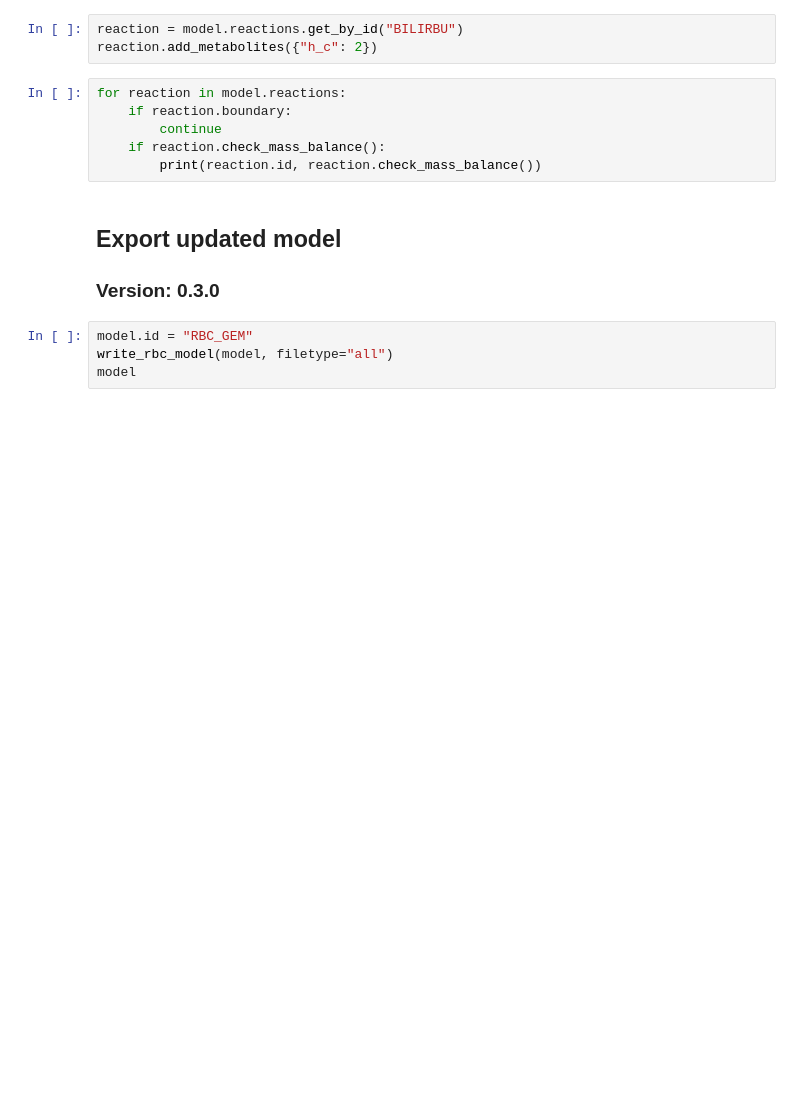
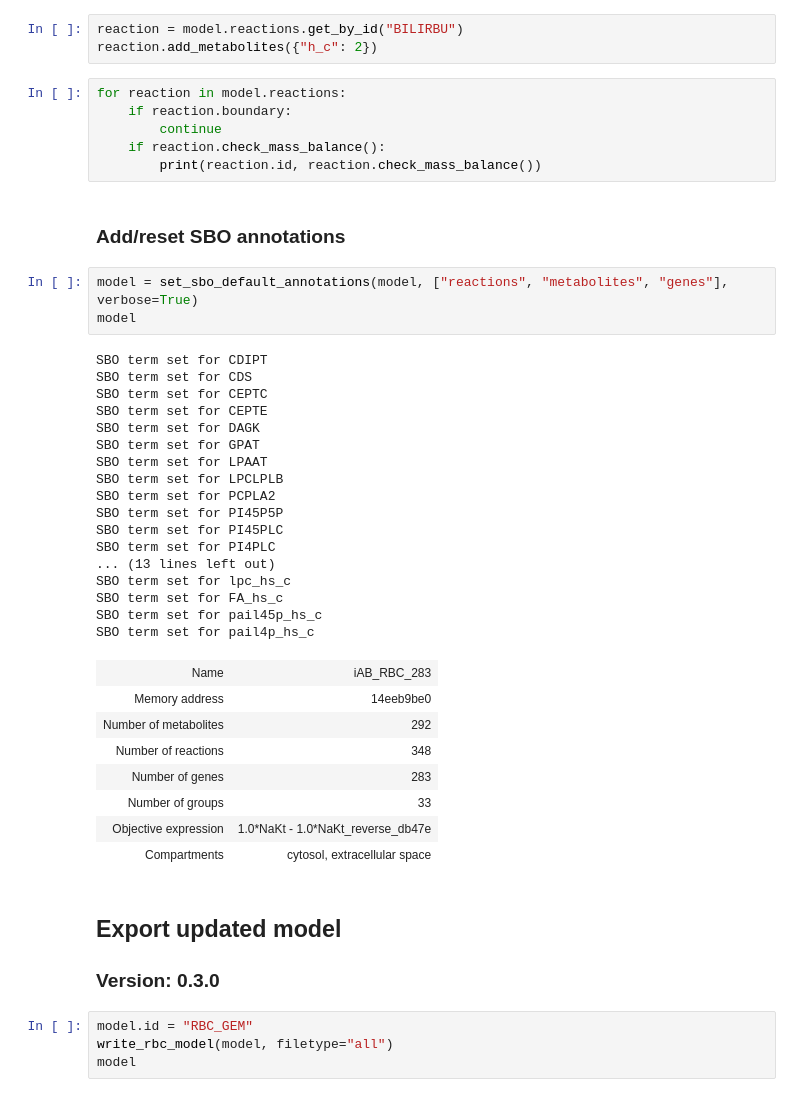
Before and after one commit to z-haiman/RBC-GEM, a Jupyter notebook: .deprecated/code/curation/RBC-GEM_v0.2.0_v0.3.0.ipynb, the cells around one changed output. Saved outputs shown, nothing was run; the diff lists cells and outputs as text; blank space fills up the shorter version.

```diff
--- a/code/notebooks/curation/RBC-GEM_v0.2.0_v0.3.0.ipynb
+++ b/.deprecated/code/curation/RBC-GEM_v0.2.0_v0.3.0.ipynb
@@ -368,6 +367,37 @@ for reaction in model.reactions:
         continue
     if reaction.check_mass_balance():
         print(reaction.id, reaction.check_mass_balance())
+# %% [markdown]
+### Add/reset SBO annotations
+# %%
+model = set_sbo_default_annotations(model, ["reactions", "metabolites", "genes"], verbose=True)
+model
+# %% [output]
+SBO term set for CDIPT
+SBO term set for CDS
+SBO term set for CEPTC
+SBO term set for CEPTE
+SBO term set for DAGK
+SBO term set for GPAT
+SBO term set for LPAAT
+SBO term set for LPCLPLB
+SBO term set for PCPLA2
+SBO term set for PI45P5P
+SBO term set for PI45PLC
+SBO term set for PI4PLC
+... (13 lines left out)
+SBO term set for lpc_hs_c
+SBO term set for FA_hs_c
+SBO term set for pail45p_hs_c
+SBO term set for pail4p_hs_c
+| Name | iAB_RBC_283 |
+| Memory address | 14eeb9be0 |
+| Number of metabolites | 292 |
+| Number of reactions | 348 |
+| Number of genes | 283 |
+| Number of groups | 33 |
+| Objective expression | 1.0*NaKt - 1.0*NaKt_reverse_db47e |
+| Compartments | cytosol, extracellular space |
 # %% [markdown]
 ## Export updated model
 ### Version: 0.3.0
```
Also changed, not shown: parts of 6 cells of this notebook, 10 other files.
